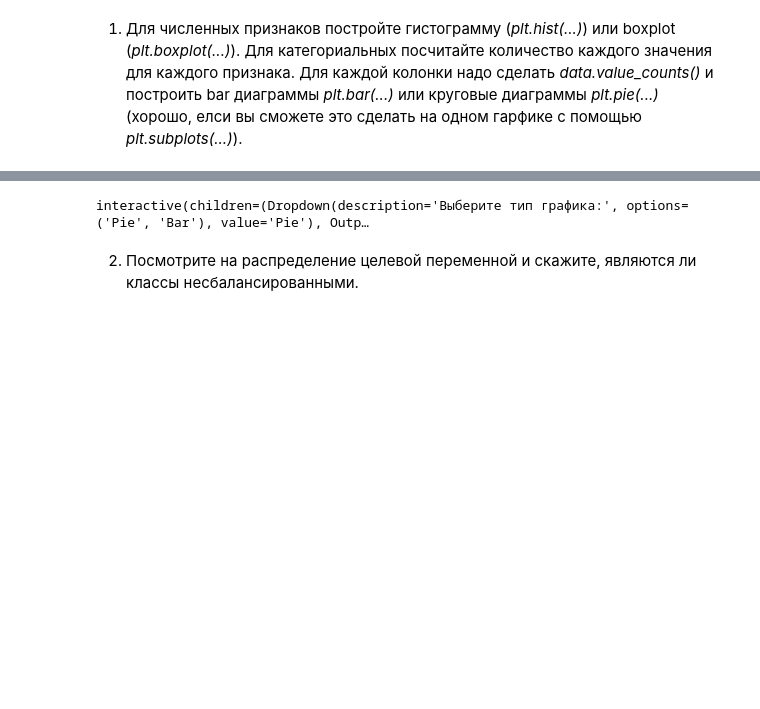
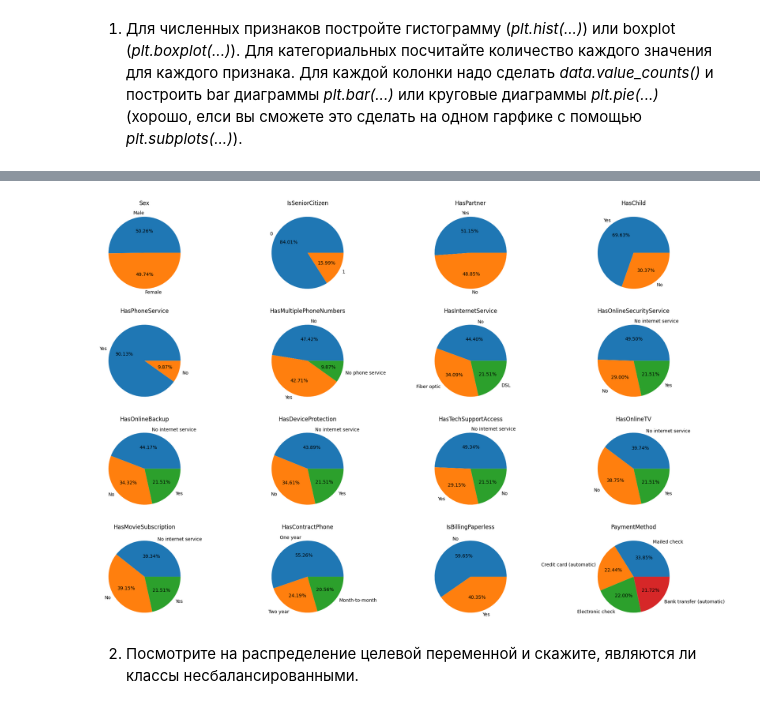
Before and after one commit to ChS23/kaggle, a Jupyter notebook: churn-prediction-catboost-logicreg.ipynb, the cells around one changed output, grey strips where cells are left out. Drawn from its saved outputs; the diff is of its cells as text; code cells hidden in the pictures; blank space fills up the shorter version.

```diff
--- a/churn-prediction-catboost-logicreg.ipynb
+++ b/churn-prediction-catboost-logicreg.ipynb
@@ -195,35 +203,47 @@ interactive(children=(Dropdown(description='Выберите тип график
 # %%
+fig_height = len(cat_cols)/4 * 4
+fig, ax = plt.subplots(int(len(cat_cols) // 4), 4, figsize=(24, fig_height))
+
+for i, col in enumerate(cat_cols):
+    ax[i // 4][i % 4].set_title(col)
+    ax[i // 4][i % 4].pie(
+        list(df[col].value_counts()),
+        autopct='%.2f%%',
+        labels=df[col].unique()
+)
+
+
 plot_selector = widgets.Dropdown(
     options=['Pie', 'Bar'],
     description='Выберите тип графика:',
 )
 
 # Создание функции для построения графиков
 def plot_graph(plot_type):
     clear_output(wait=True)
     fig_height = len(cat_cols)/4 * 4
     fig, ax = plt.subplots(int(len(cat_cols) // 4), 4, figsize=(24, fig_height))
 
     for i, col in enumerate(cat_cols):
         ax[i // 4][i % 4].set_title(col)
         if plot_type == 'Pie':
             ax[i // 4][i % 4].pie(
                 list(df[col].value_counts()),
                 autopct='%.2f%%',
                 labels=df[col].unique()
             )
         elif plot_type == 'Bar':
             ax[i // 4][i % 4].bar(
                 df[col].value_counts().index,
                 df[col].value_counts().values
             )
             ax[i // 4][i % 4].set_xticks(ax[i//4][i%4].get_xticks(), ax[i//4][i%4].get_xticklabels(), rotation=30, ha='right')
     fig.tight_layout ()
 
 interactive_plot = interactive(plot_graph, plot_type=plot_selector)
-interactive_plot
+# interactive_plot
 # %% [output]
-interactive(children=(Dropdown(description='Выберите тип графика:', options=('Pie', 'Bar'), value='Pie'), Outp…
+[figure, added]
 # %% [markdown]
 2) Посмотрите на распределение целевой переменной и скажите, являются ли классы несбалансированными.
 # %%
```
Also changed, not shown: parts of 2 cells of this notebook.
